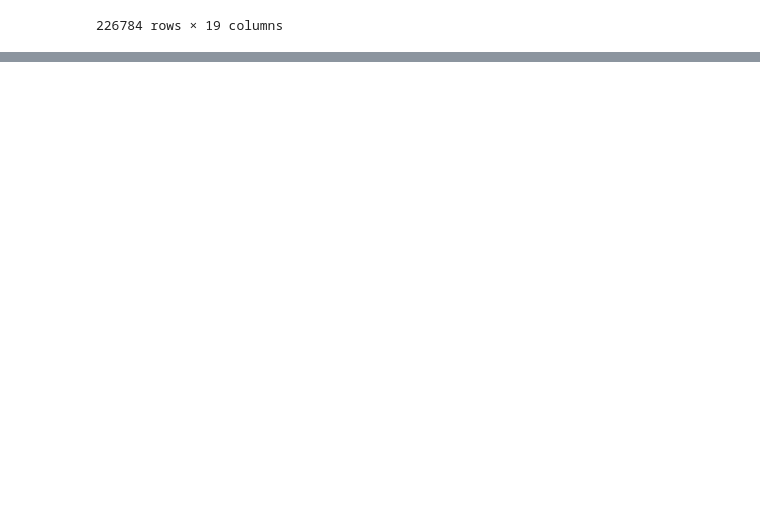
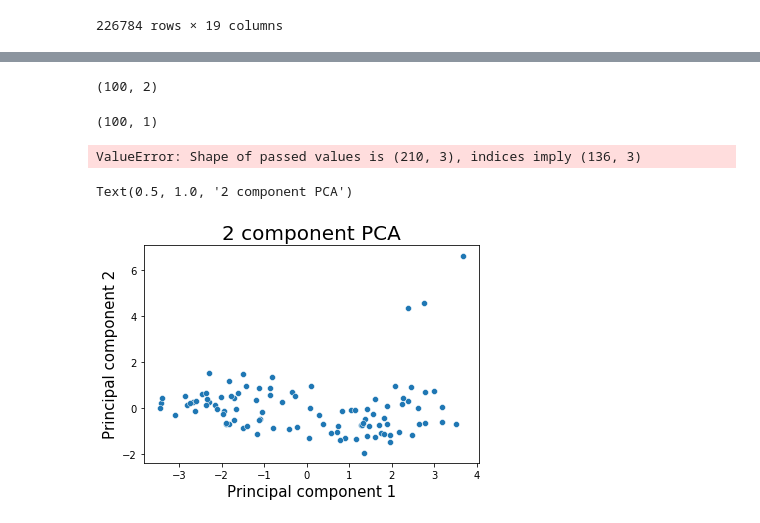
Before and after one commit to datares/TeamPink, a Jupyter notebook: analysis/spotify_PCA.ipynb, the cells around one changed output, grey strips where cells are left out. Drawn from its saved outputs; the diff is of its cells as text; code cells hidden in the pictures; blank space fills up the shorter version.

```diff
--- a/analysis/spotify_PCA.ipynb
+++ b/analysis/spotify_PCA.ipynb
@@ -75,0 +70,28 @@ adata.obs("song name") = song_name
+# %%
+pca = PCA(n_components = 2)
+# %%
+principalComponents = pca.fit_transform(x)
+# %%
+principalDf = pd.DataFrame(data = principalComponents, columns = ['principal component 1', 'principal component 2'])
+# %%
+principalDf.head(5)
+principalDf.shape
+# %% [output]
+(100, 2)
+# %%
+df[['name']].shape
+# %% [output]
+(100, 1)
+# %%
+finalDf = pd.concat([principalDf, df[['name']]], axis = 1)
+finalDf.head(5)
+# %% [output]
+ValueError: Shape of passed values is (210, 3), indices imply (136, 3)
+# %%
+ax = sns.scatterplot(x = 'principal component 1', y = 'principal component 2', data = finalDf)
+ax.set_xlabel('Principal component 1', fontsize = 15)
+ax.set_ylabel('Principal component 2', fontsize = 15)
+ax.set_title('2 component PCA', fontsize = 20)
+# %% [output]
+Text(0.5, 1.0, '2 component PCA')
+[figure, added]
```
Also changed, not shown: parts of 24 cells of this notebook, 5 other files.
